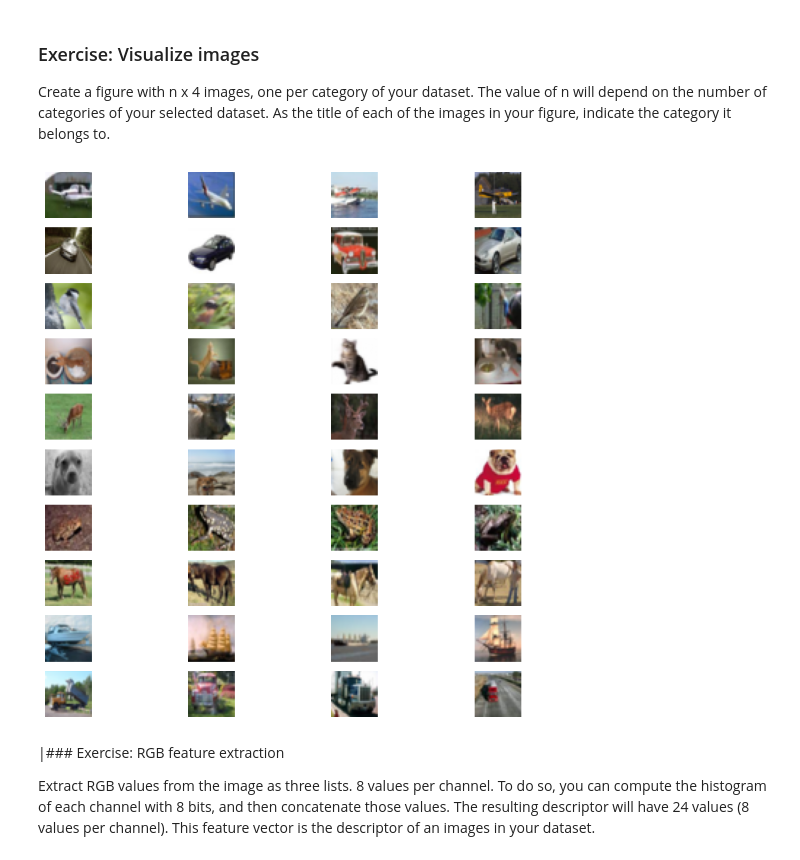
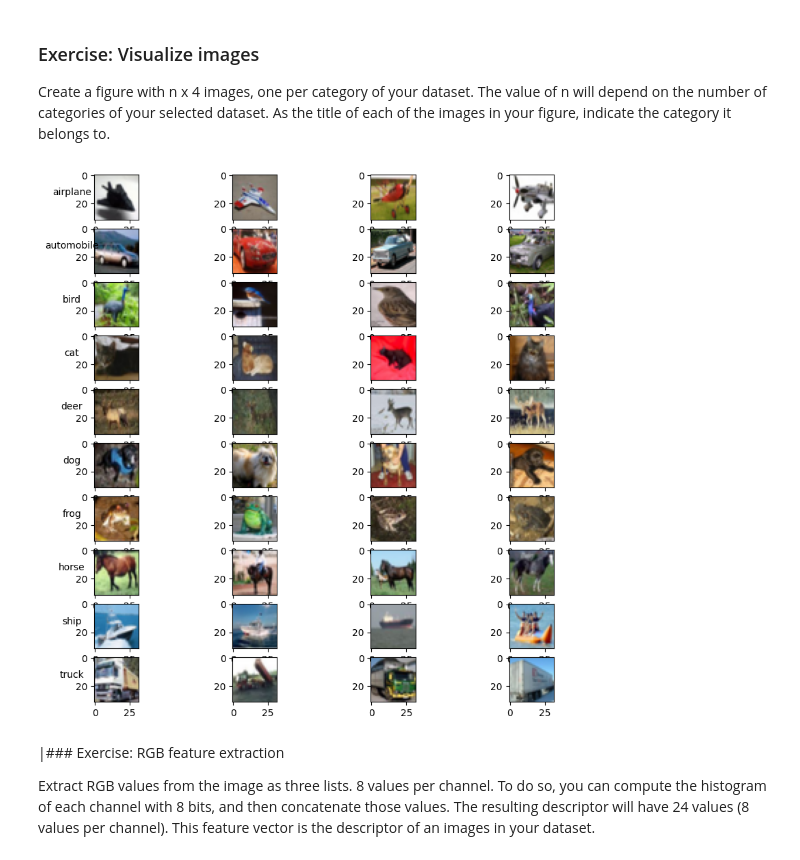
Before and after one commit to Frederico-lp/Data-Science, a Jupyter notebook: assignmentsCV/Assignment 1 - Understanding a dataset.ipynb, the cells around one changed output. Saved outputs shown, nothing was run; the diff lists cells and outputs as text; code cells hidden in the pictures.

```diff
--- a/assignmentsCV/Assignment 1 - Understanding a dataset.ipynb
+++ b/assignmentsCV/Assignment 1 - Understanding a dataset.ipynb
@@ -36,10 +29,7 @@ features, labels = next(iter(dataloader))
 # %%
-features = np.array(features)
-labels = np.array(labels)
-
-nSamples = features.shape[0]
-nClasses = len(np.unique(labels))
-imgShape = features[0, :, :, :].shape
+nSamples = dataset.data.shape[0]
+nClasses = len(dataset.classes)
+imgShape = dataset.data[0, :, :, :].shape
 
 print("Number of samples: ", nSamples)
 print("Number of classes: ", nClasses)
@@ -74,14 +64,16 @@ As the title of each of the images in your figure, indicate the category it belo
 # %%
 # your code here
 fig, axs = plt.subplots(nClasses, 4, figsize=(10, 10))
 
-for n in np.unique(labels):
+for n in np.arange(nClasses):
     for i in range(4):
-        img = np.transpose(features[labels == n][i], (1, 2, 0))
-        axs[n, i].imshow(img)
-        axs[n, i].axis('off')
+        # img = np.transpose(dataset.data[dataset.targets == n][i], (1, 2, 0))
+        if i == 0:
+            axs[n, i].set_ylabel(dataset.classes[n], rotation=0)
+        axs[n, i].imshow(dataset.data[dataset.targets == n][i])
+        # axs[n, i].axis('off')
 # %% [output]
-[figure, old version]
+[figure, new version]
 # %% [markdown]
 |### Exercise: RGB feature extraction
 
```
Also changed, not shown: parts of 22 cells of this notebook, 1 other file.
